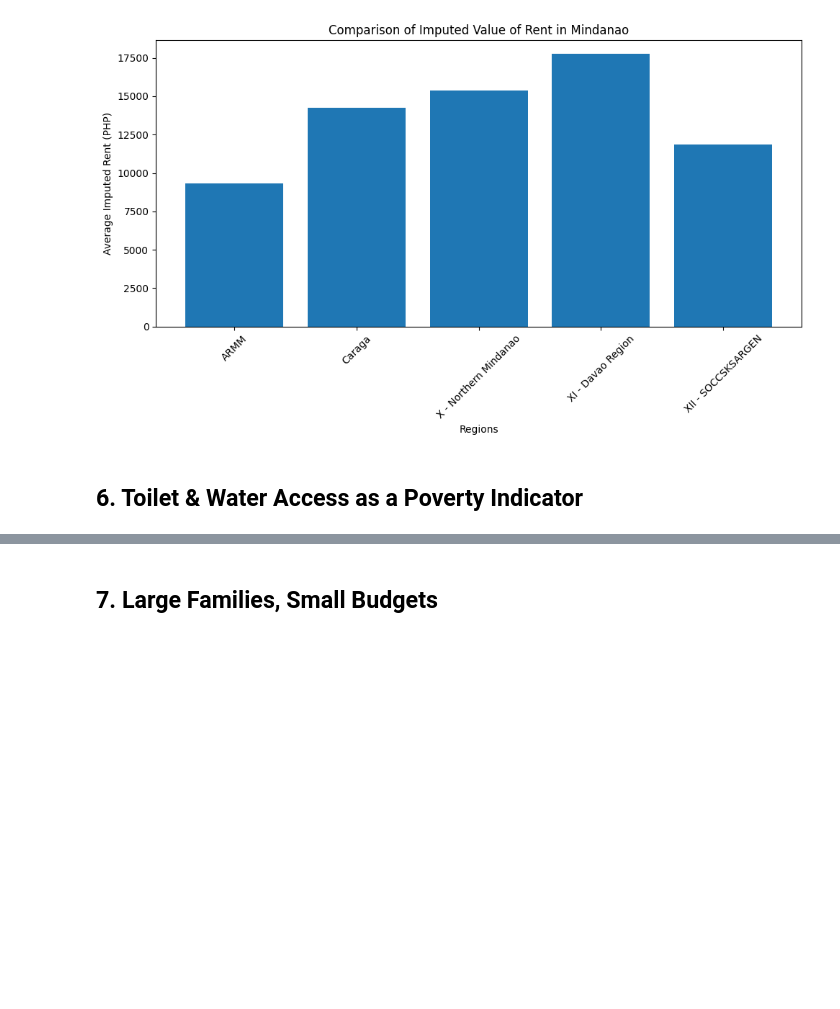
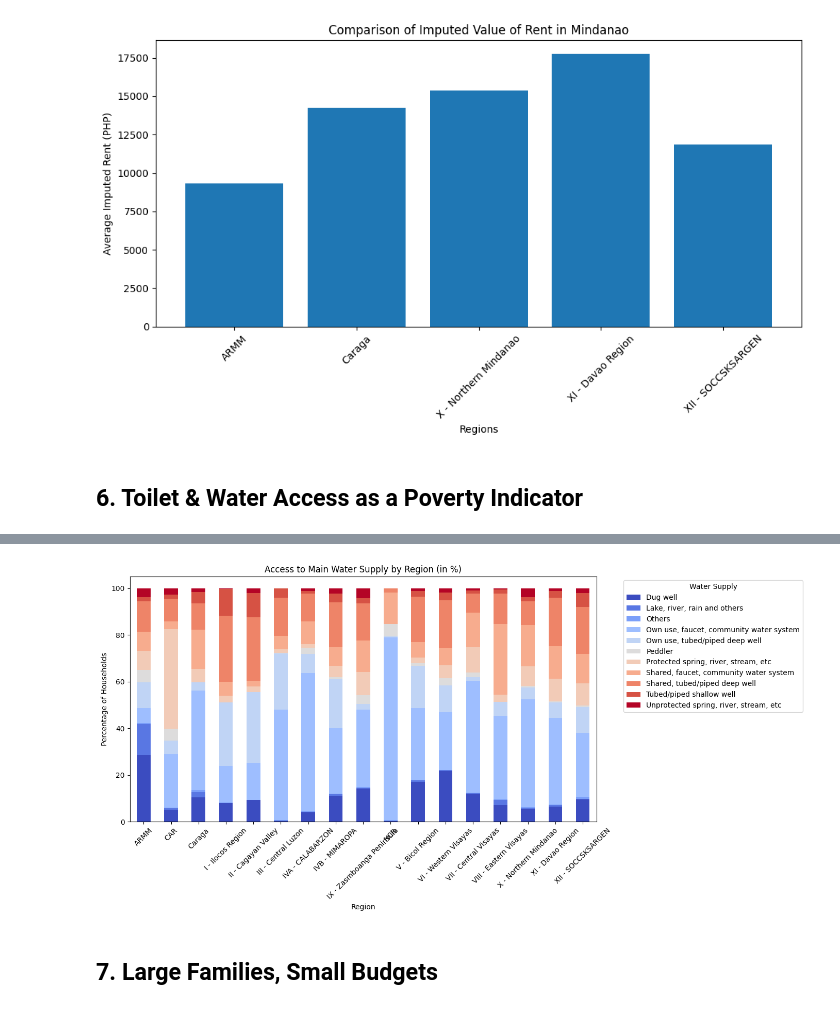
Before and after one commit to Meinya312/PROJECT-ITD-, a Jupyter notebook: project.ipynb, the cells around one changed output, grey strips where cells are left out. Saved outputs shown, nothing was run; the diff lists cells and outputs as text; code cells hidden in the pictures; blank space fills up the shorter version.

```diff
--- a/project.ipynb
+++ b/project.ipynb
@@ -131,3 +131,18 @@ plt.show()
+# %%
+water_region = census.groupby(['Region', 'Main Source of Water Supply']).size().unstack().fillna(0)
+water_region_percent = water_region.div(water_region.sum(axis=1), axis=0) * 100
+
+# Plot
+water_region_percent.plot(kind='bar', stacked=True, figsize=(14, 7), colormap='coolwarm')
+plt.title('Access to Main Water Supply by Region (in %)')
+plt.xlabel('Region')
+plt.ylabel('Percentage of Households')
+plt.xticks(rotation=45)
+plt.legend(title='Water Supply', bbox_to_anchor=(1.05, 1), loc='upper left')
+plt.tight_layout()
+plt.show()
+# %% [output]
+[figure, added]
 # %% [markdown]
 <h2>7. Large Families, Small Budgets</h2>
 # %%
```
Also changed, not shown: parts of 3 cells of this notebook.
